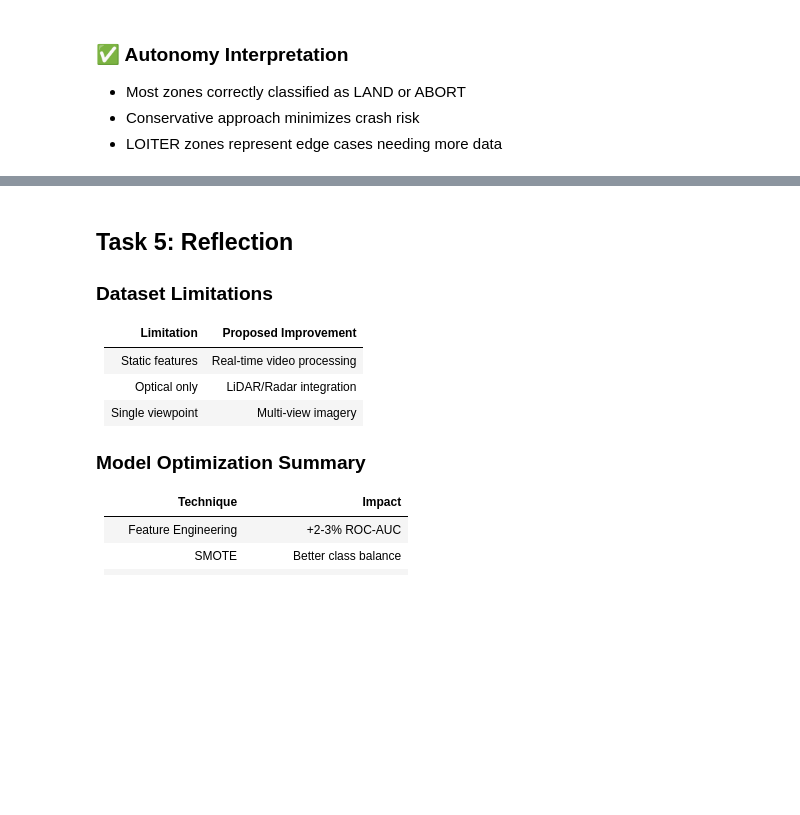
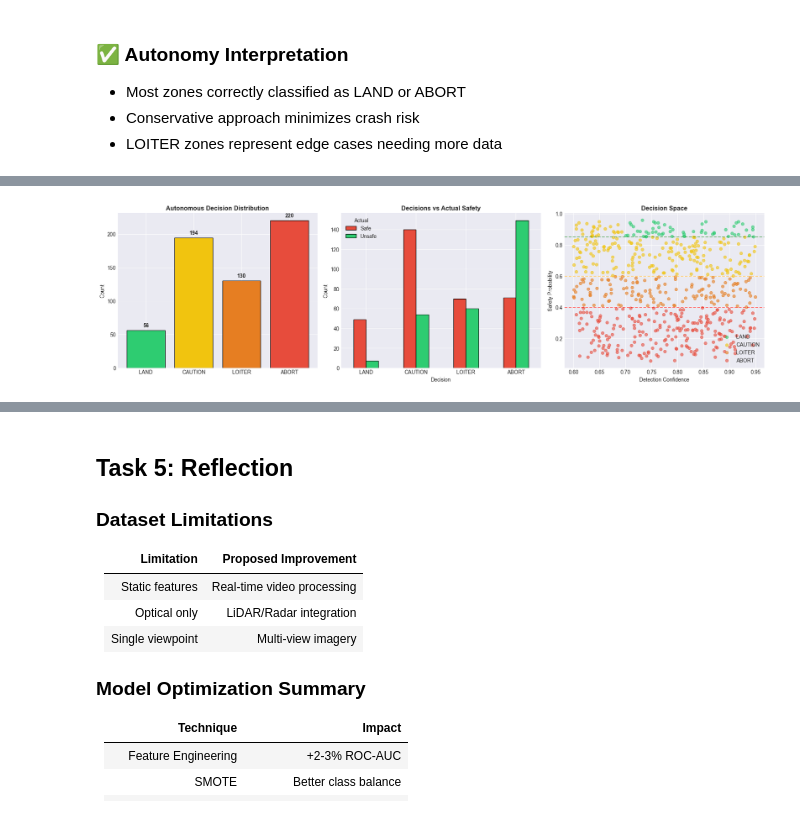
Before and after one commit to AvirupRoy2195/AI-Based-Landing-Zone-Safety, a Jupyter notebook: Capstone_Project.ipynb, the cells around one changed output, grey strips where cells are left out. Cells and saved outputs as stored; diff of their text form; code cells hidden in the pictures; blank space fills up the shorter version.

```diff
--- a/Capstone_Project.ipynb
+++ b/Capstone_Project.ipynb
@@ -595,0 +675,89 @@ Name: count, dtype: int64
+# %%
+# === ENHANCED AUTONOMOUS DECISION SYSTEM ===
+print("🤖 Simulating Autonomous Decision Logic...")
+
+def autonomous_decision(safety_prob, confidence):
+    '''
+    Autonomous landing decision based on safety probability and detection confidence.
+
+    Returns:
+        str: Decision action (LAND, CAUTION, LOITER, ABORT)
+    '''
+    if safety_prob >= 0.85 and confidence >= 0.70:
+        return "LAND"
+    elif safety_prob >= 0.60 and confidence >= 0.60:
+        return "CAUTION"
+    elif safety_prob >= 0.40:
+        return "LOITER"
+    else:
+        return "ABORT"
+
+# Apply to test predictions
+y_prob_test = best_xgb.predict_proba(X_test)[:, 1]
+decisions = [autonomous_decision(p, X_test.iloc[i]['confidence_score']) for i, p in enumerate(y_prob_test)]
+
+# Create decision DataFrame
+decision_df = pd.DataFrame({
+    'Safety_Prob': y_prob_test,
+    'Confidence': X_test['confidence_score'].values,
+    'Decision': decisions,
+    'Actual': ['Safe' if l == 1 else 'Unsafe' for l in y_test]
+})
+
+# Visualization
+fig, axes = plt.subplots(1, 3, figsize=(18, 5))
+
+# Decision Distribution
+decision_order = ['LAND', 'CAUTION', 'LOITER', 'ABORT']
+decision_colors = ['#2ecc71', '#f1c40f', '#e67e22', '#e74c3c']
+decision_counts = pd.Series(decisions).value_counts().reindex(decision_order, fill_value=0)
+
+axes[0].bar(decision_counts.index, decision_counts.values, color=decision_colors, edgecolor='black')
+axes[0].set_ylabel('Count')
+axes[0].set_title('Autonomous Decision Distribution', fontweight='bold')
+for i, (idx, count) in enumerate(decision_counts.items()):
+    axes[0].text(i, count + 5, str(count), ha='center', fontweight='bold')
+
+# Decision vs Actual Safety
+crosstab = pd.crosstab(decision_df['Decision'], decision_df['Actual'])
+crosstab = crosstab.reindex(decision_order)
+crosstab.plot(kind='bar', ax=axes[1], color=['#e74c3c', '#2ecc71'], edgecolor='black')
+axes[1].set_xticklabels(decision_order, rotation=0)
+axes[1].set_ylabel('Count')
+axes[1].set_title('Decisions vs Actual Safety', fontweight='bold')
+axes[1].legend(title='Actual')
+
+# Decision Scatter
+scatter_colors = {'LAND': '#2ecc71', 'CAUTION': '#f1c40f', 'LOITER': '#e67e22', 'ABORT': '#e74c3c'}
+for decision in decision_order:
+    mask = decision_df['Decision'] == decision
+    axes[2].scatter(decision_df.loc[mask, 'Confidence'],
+                   decision_df.loc[mask, 'Safety_Prob'],
+                   c=scatter_colors[decision], label=decision, alpha=0.6, s=30)
+axes[2].axhline(y=0.85, color='green', linestyle='--', alpha=0.5)
+axes[2].axhline(y=0.60, color='orange', linestyle='--', alpha=0.5)
+axes[2].axhline(y=0.40, color='red', linestyle='--', alpha=0.5)
+axes[2].set_xlabel('Detection Confidence')
+axes[2].set_ylabel('Safety Probability')
+axes[2].set_title('Decision Space', fontweight='bold')
+axes[2].legend()
+
+plt.tight_layout()
+plt.show()
+
+# Print Summary
+print("\n📊 Decision Summary:")
+for decision in decision_order:
+    count = (pd.Series(decisions) == decision).sum()
+    pct = count / len(decisions) * 100
+    print(f"  {decision}: {count} ({pct:.1f}%)")
+
+# Validate decisions against actual
+print("\n✅ Decision Validation:")
+land_decisions = decision_df[decision_df['Decision'] == 'LAND']
+land_accuracy = (land_decisions['Actual'] == 'Safe').mean() * 100
+abort_decisions = decision_df[decision_df['Decision'] == 'ABORT']
+abort_accuracy = (abort_decisions['Actual'] == 'Unsafe').mean() * 100
+print(f"  LAND decisions that were actually Safe: {land_accuracy:.1f}%")
+print(f"  ABORT decisions that were actually Unsafe: {abort_accuracy:.1f}%")
+# %% [output]
@@ -595,0 +765 @@ Name: count, dtype: int64
+[figure, added]
```
Also changed, not shown: parts of 9 cells of this notebook.
